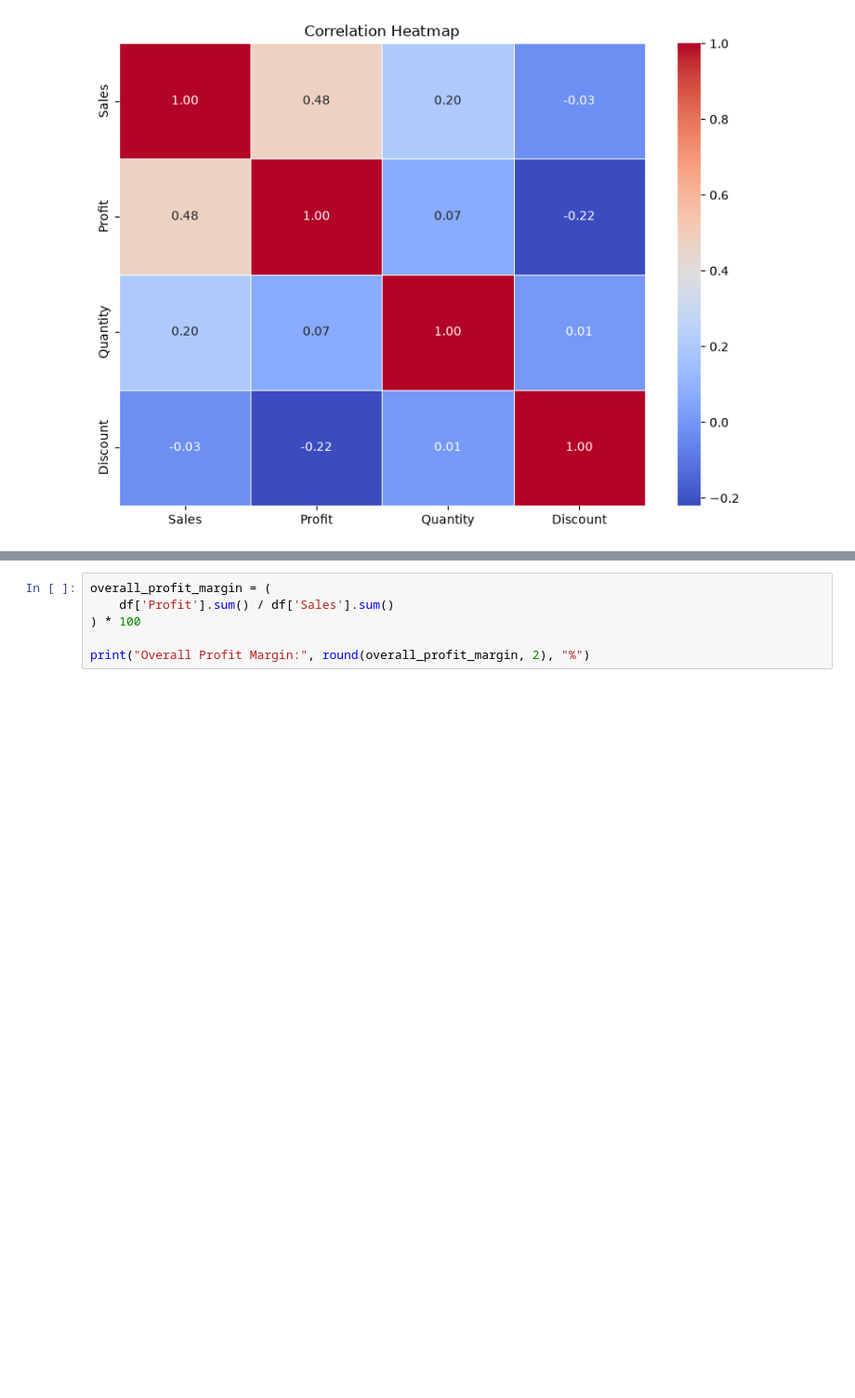
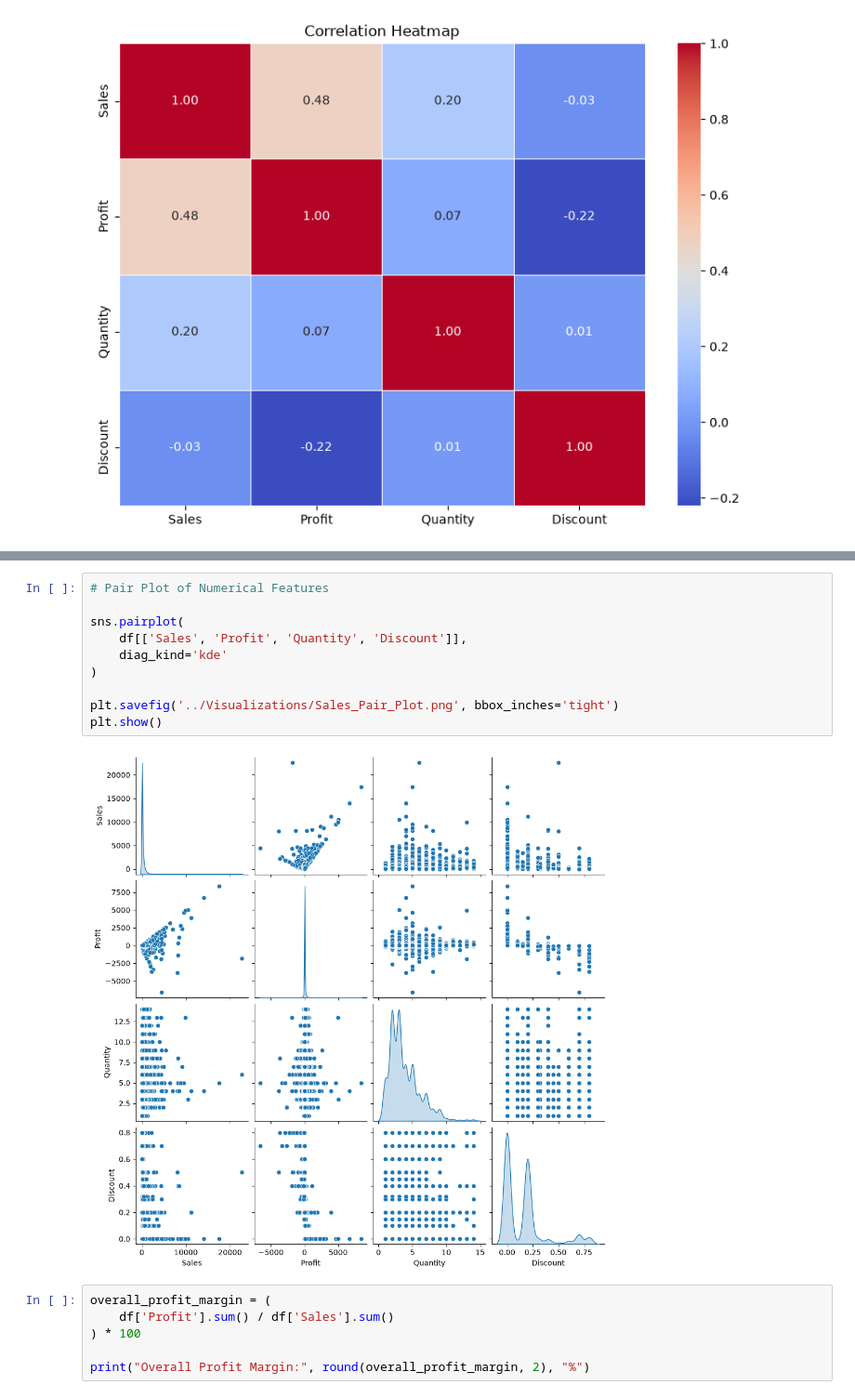
Before and after one commit to btit23see-droid/sales-data-analysis-python, a Jupyter notebook: Notebook/Sales_Data_Analysis.ipynb, the cells around one changed output, grey strips where cells are left out. Shown at 93% size. Saved outputs shown, nothing was run; the diff lists cells and outputs as text; blank space fills up the shorter version.

```diff
--- a/Notebook/Sales_Data_Analysis.ipynb
+++ b/Notebook/Sales_Data_Analysis.ipynb
@@ -613,3 +649,15 @@ Discount -0.028311 -0.219662  0.008678  1.000000
+# %%
+# Pair Plot of Numerical Features
+
+sns.pairplot(
+    df[['Sales', 'Profit', 'Quantity', 'Discount']],
+    diag_kind='kde'
+)
+
+plt.savefig('../Visualizations/Sales_Pair_Plot.png', bbox_inches='tight')
+plt.show()
+# %% [output]
+[figure, added]
 # %%
 overall_profit_margin = (
     df['Profit'].sum() / df['Sales'].sum()
```
Also changed, not shown: parts of 8 cells of this notebook.
